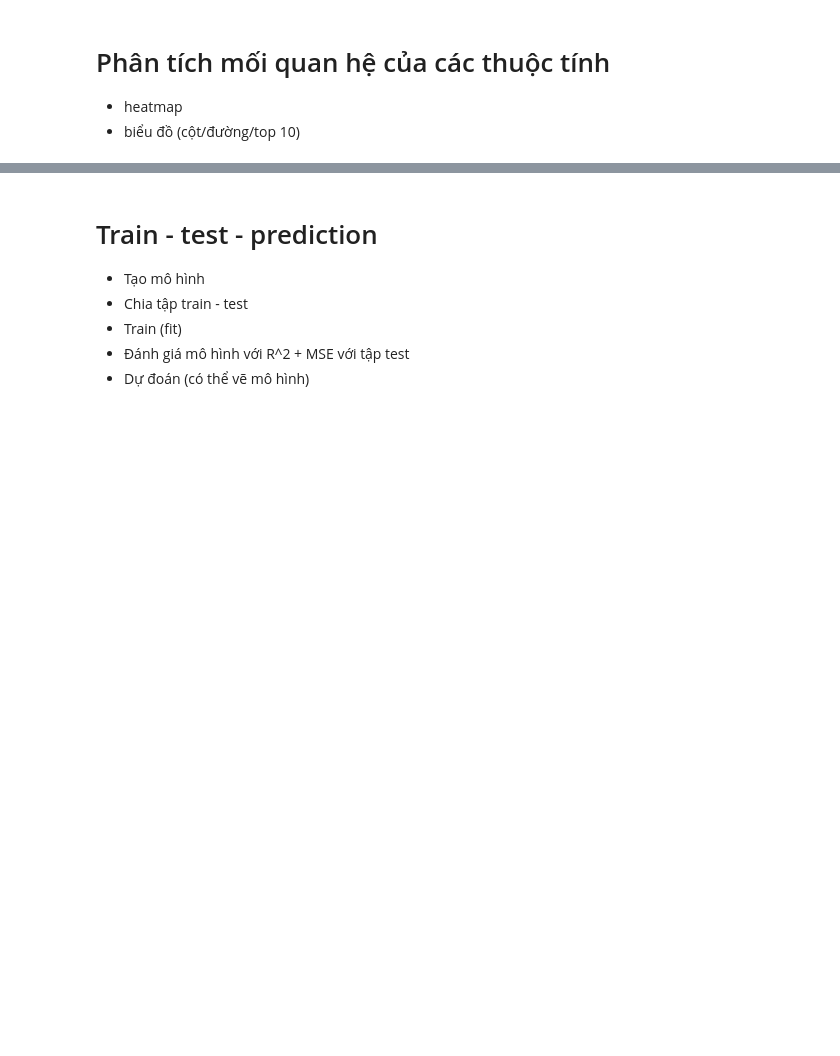
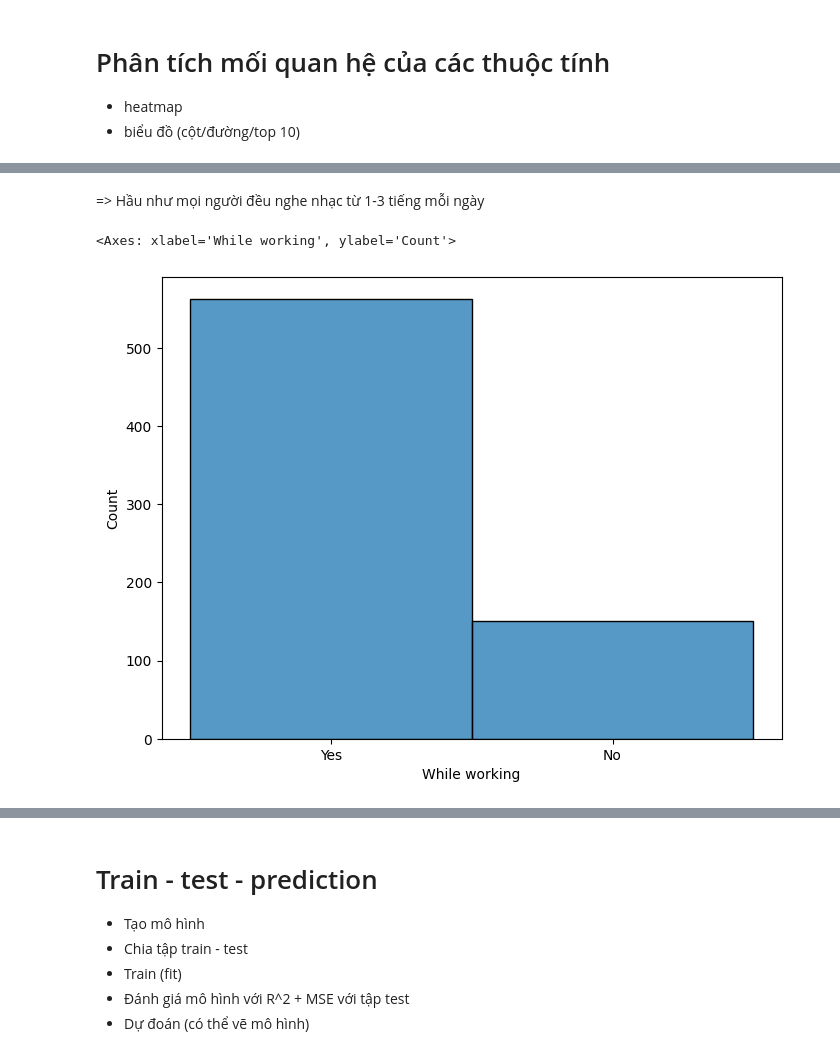
Before and after one commit to HuyNhatbel/CSA_SPCK, a Jupyter notebook: Phantich.ipynb, the cells around one changed output, grey strips where cells are left out. Drawn from its saved outputs; the diff is of its cells as text; code cells hidden in the pictures; blank space fills up the shorter version.

```diff
--- a/Phantich.ipynb
+++ b/Phantich.ipynb
@@ -312,0 +355,8 @@ plt.show
+# %% [markdown]
+=> Hầu như mọi người đều nghe nhạc từ 1-3 tiếng mỗi ngày
+# %%
+plt.figure(figsize=(8,6))
+sb.histplot(df['While working'])
+# %% [output]
+<Axes: xlabel='While working', ylabel='Count'>
+[figure, added]
```
Also changed, not shown: parts of 51 cells of this notebook.
